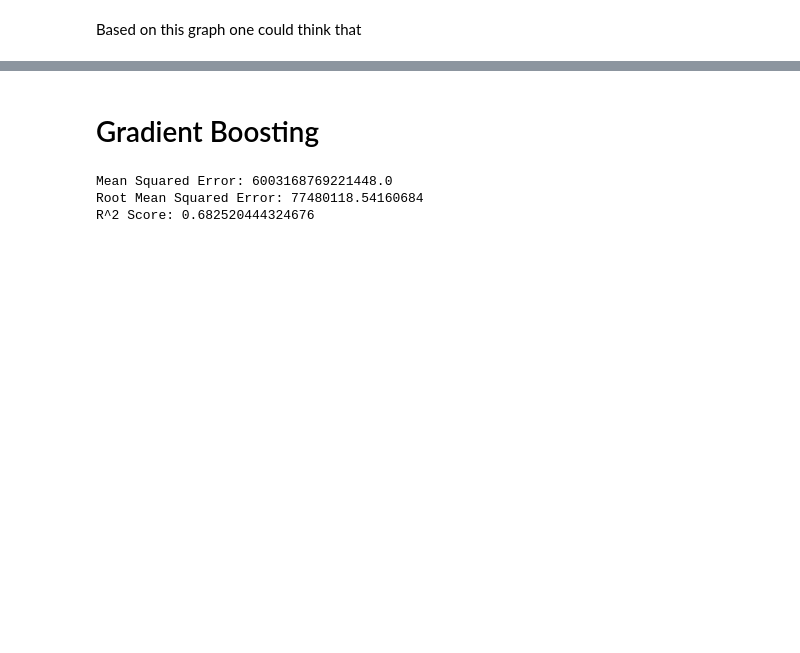
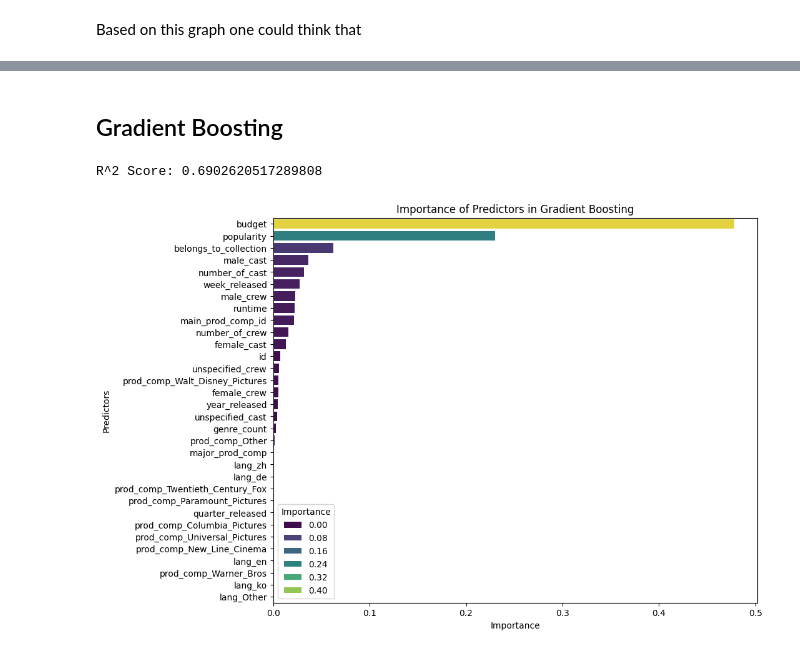
Before and after one commit to 1oannis/tmdb-machine-learning, a Jupyter notebook: tmdb.ipynb, the cells around one changed output, grey strips where cells are left out. Drawn from its saved outputs; the diff is of its cells as text; code cells hidden in the pictures; blank space fills up the shorter version.

```diff
--- a/tmdb.ipynb
+++ b/tmdb.ipynb
@@ -1162,8 +1220,18 @@ from sklearn.ensemble import RandomForestRegressor
 from sklearn.model_selection import KFold, cross_val_predict
 from sklearn.metrics import mean_squared_error, r2_score
 
+X = train.select_dtypes(include=[np.number]).drop(columns=['revenue', 'revenue_budget_ratio']).copy()
+
+# Fill missing values with the median of each column
+X = X.fillna(X.median())
+
+y = train['revenue']
+
+# Split the data into training and testing sets
+X_train, X_test, y_train, y_test = train_test_split(X, y, test_size=0.30, random_state=42)
+
 # Initialize the Random Forest model
-rf_model = RandomForestRegressor(max_depth=8, n_estimators=100)
+rf_model = RandomForestRegressor(max_features=12, random_state=42)
 
 # Train the model
 rf_model.fit(X_train, y_train)
@@ -1217,9 +1285,12 @@ plt.show()
 # %% [markdown]
-# Gradient Boosting
+## Gradient Boosting
 # %%
 from sklearn.ensemble import GradientBoostingRegressor
 
-gb_model = GradientBoostingRegressor()
+gb_model = GradientBoostingRegressor(max_features=12, random_state=42)
+
+# Train the model
+gb_model.fit(X_train, y_train)
 
 kf = KFold(n_splits=5, shuffle=True, random_state=42)
 
@@ -1231,10 +1302,32 @@ mse = mean_squared_error(y, y_pred)
 rmse = np.sqrt(mse)
 r2 = r2_score(y, y_pred)
 
-print(f"Mean Squared Error: {mse}")
-print(f"Root Mean Squared Error: {rmse}")
 print(f"R^2 Score: {r2}")
 # %% [output]
-Mean Squared Error: 6003168769221448.0
-Root Mean Squared Error: 77480118.54160684
-R^2 Score: 0.682520444324676
+R^2 Score: 0.6902620517289808
+# %%
+import seaborn as sns
+
+import matplotlib.pyplot as plt
+
+# Get feature importances from the gradient boosting model
+importances = gb_model.feature_importances_
+
+# Create a DataFrame for the feature importances
+feature_importance_df = pd.DataFrame({
+    'Variables': X.columns,
+    'Importance': importances
+})
+
+# Sort the DataFrame by importance
+feature_importance_df = feature_importance_df.sort_values(by='Importance', ascending=False)
+
+# Plot the feature importances
+plt.figure(figsize=(10, 8))
+sns.barplot(x='Importance', y='Variables', data=feature_importance_df, hue='Importance', palette='viridis')
+plt.title('Importance of Predictors in Gradient Boosting')
+plt.xlabel('Importance')
+plt.ylabel('Predictors')
+plt.show()
+# %% [output]
+[figure, added]
```
Also changed, not shown: parts of 42 cells of this notebook, 4 other files.
